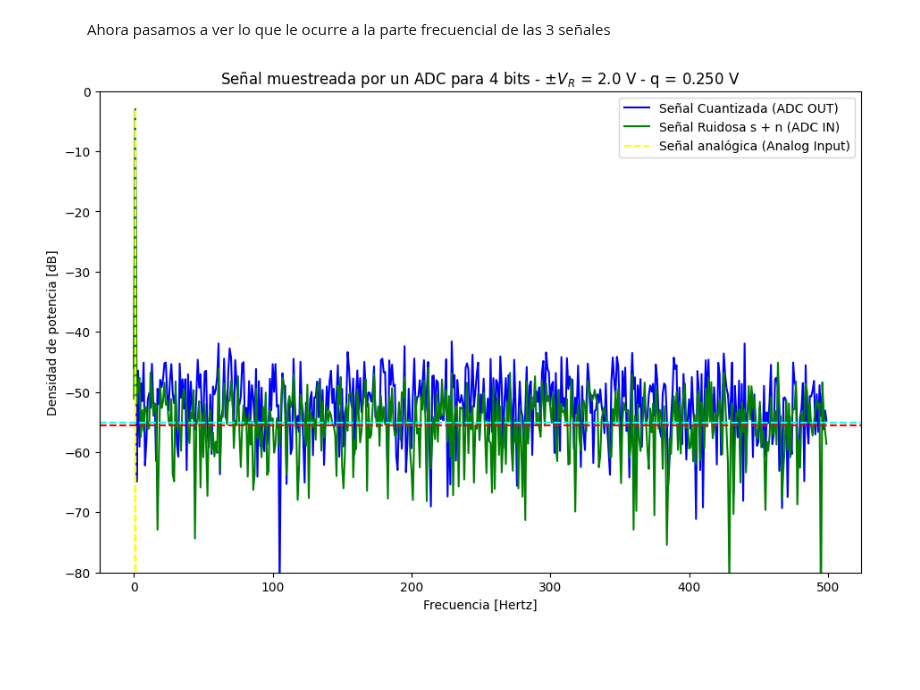
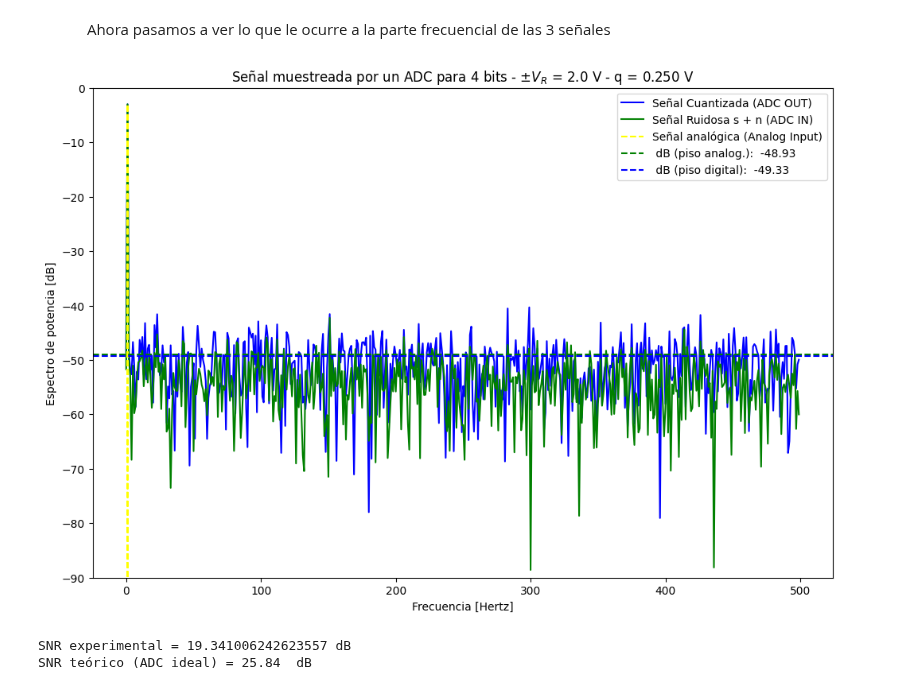
Before and after one commit to JoaquinBRios/APS-, a Jupyter notebook: TS2.ipynb, the cells around one changed output. Cells and saved outputs as stored; diff of their text form; code cells hidden in the pictures; blank space fills up the shorter version.

```diff
--- a/TS2.ipynb
+++ b/TS2.ipynb
@@ -47,7 +47,7 @@ vmax =np.sqrt(2*Ps*ff)
 #Factores para cuantizar la señal
 B = 4
 vref = 2
-q =(2*Vref)/(2**B)
+q =(2*vref)/(2**B)
 #Factores para parametrizar el ruido
 kn = 1
 pr = kn*((q**2)/12)
@@ -136,43 +137,63 @@ fftzzq_abs = np.abs(fftzzq)/N
 fftzz = fft(zz)
 fftzz = fftzz[:N//2]
 fftzz_abs = np.abs(fftzz)/N
 
 fftxx = fft(xx)
 fftxx = fftxx[:N//2]
 fftxx_abs = np.abs(fftxx)/N
 
 freq = fftfreq(N,1/fs)
 freq = freq[:N//2]
 
 
 #Piso analógico
 fftrr = fft(rr)
 fftrr = fftrr[:N//2]
-fftrr_abs = np.abs(fftrr)/N
+fftrr_abs = np.abs(fftrr)*2/N
 piso_analog_db = np.mean(20*np.log10(fftrr_abs[1:])) #excluyo la bin de DC
 
 #Piso digital
 fftEzzq = fft(Ezzq)
 fftEzzq = fftEzzq[:N//2]
-fftEzzq_abs = np.abs(fftEzzq)/N
+fftEzzq_abs = np.abs(fftEzzq)*2/N
 piso_digital_db = np.mean(20*np.log10(fftEzzq_abs[1:])) #excluyo la bin de DC
 
-plt.figure(figsize=(11, 7))
+PQ_teorico_rms = q/np.sqrt(12)
+PQ_Exprerimental = np.mean(Ezzq**2)
+difRuido = PQ_teorico_rms - PQ_Exprerimental
+
+plt.figure(figsize=(12, 8))
 plt.plot(freq, 20*np.log10(fftzzq_abs),label='Señal Cuantizada (ADC OUT)',color='blue')
 plt.plot(freq, 20*np.log10(fftzz_abs),label='Señal Ruidosa s + n (ADC IN)',color='green')
 plt.plot(freq, 20*np.log10(fftxx_abs),label='Señal analógica (Analog Input)',color='yellow',linestyle='--')
+
+plt.title(f"Señal muestreada por un ADC para {B} bits - ±$V_R$ = 2.0 V - q = {q:.3f} V")
+plt.axhline(piso_analog_db, color='green', linestyle='--',
+            label=f' dB (piso analog.):  {piso_analog_db:.4}')
+plt.axhline(piso_digital_db, color='blue', linestyle='--',
+            label=f' dB (piso digital):  {piso_digital_db:.4}')
+
 plt.legend(loc='upper right',bbox_to_anchor=(1, 1))
-plt.title(f"Señal muestreada por un ADC para {B} bits - ±$V_R$ = 2.0 V - q = {q:.3f} V")
-plt.axhline(piso_analog_db, color='red', linestyle='--',
-            label=' dB (piso analog.)')
-plt.axhline(piso_digital_db, color='cyan', linestyle='--',
-            label=' dB (piso digital)')
-
 plt.xlabel("Frecuencia [Hertz]")
-plt.ylabel("Densidad de potencia [dB]")
-plt.ylim(-80, 0)
+plt.ylabel("Espectro de potencia [dB]")
+plt.ylim(-90, 0)
 
 plt.show()
+
+#Cálculo SNR Experimental
+
+PotSeñal = 2* fftzzq_abs[k]**2
+
+PotRuido =2*  np.sum (fftzzq_abs[2:(N//2)]**2)
+
+SNR_db = 10*np.log10(PotSeñal / PotRuido)
+
+print("SNR experimental =", SNR_db, "dB")
+
+SNR_teorico_db = 6.02*B + 1.76
+print("SNR teórico (ADC ideal) =", SNR_teorico_db," dB")
 # %% [output]
-[figure, old version]
+[figure, new version]
+SNR experimental = 19.341006242623557 dB
+SNR teórico (ADC ideal) = 25.84  dB
 # %% [markdown]
```
Also changed, not shown: parts of 7 cells of this notebook.
